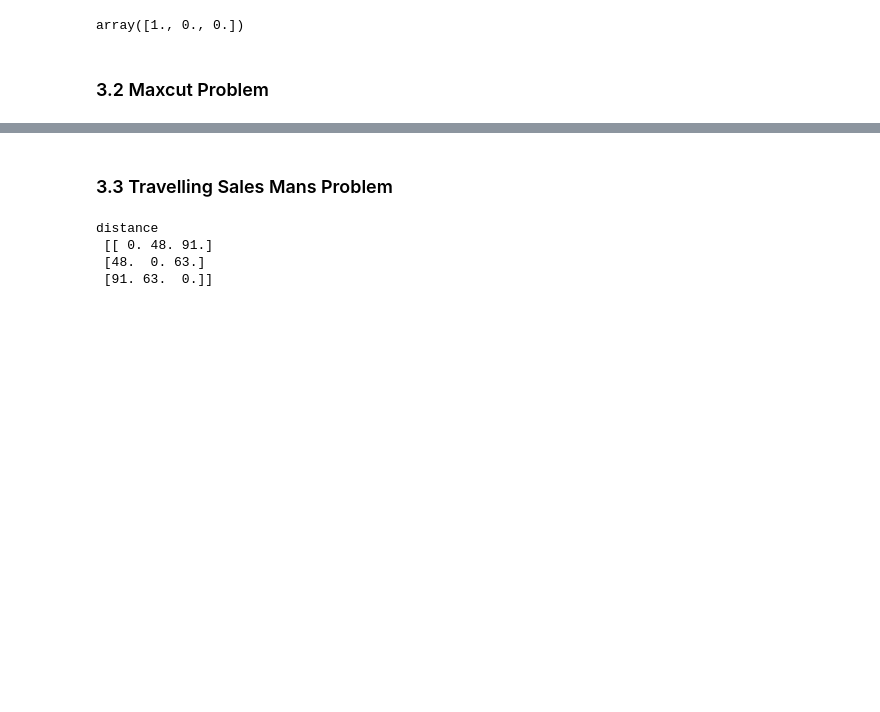
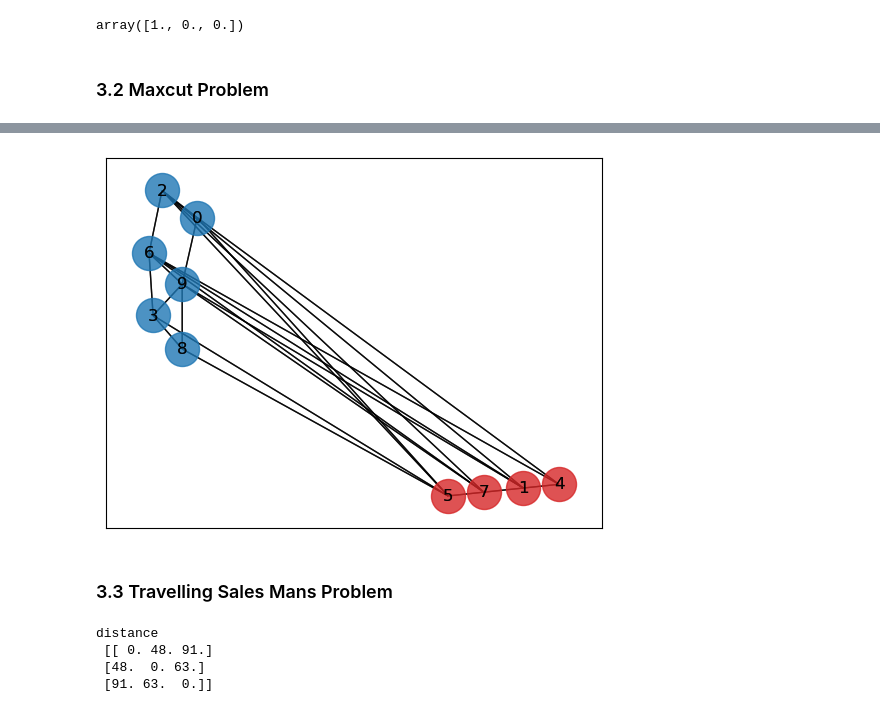
Before and after one commit to Korea-Quantum-Computing/quantum_tutorial, a Jupyter notebook: 3. Quantum Combinatorial Optimization.ipynb, the cells around one changed output, grey strips where cells are left out. Drawn from its saved outputs; the diff is of its cells as text; code cells hidden in the pictures; blank space fills up the shorter version.

```diff
--- a/3. Quantum Combinatorial Optimization.ipynb
+++ b/3. Quantum Combinatorial Optimization.ipynb
@@ -152,3 +278,12 @@ array([1., 0., 1., 0., 1., 0., 1., 1., 0., 1.])
+# %%
+label = result.x
+random_index = np.random.randint(0,2,len(label))
+partition = {i:random_index[i] for i in range(len(label))}
+pos = community_layout(G,partition)
+
+draw_graph(G,random_index, pos)
+# %% [output]
+[figure, added]
 # %% [markdown]
 ### 3.3 Travelling Sales Mans Problem
 # %%
```
Also changed, not shown: parts of 19 cells of this notebook.
